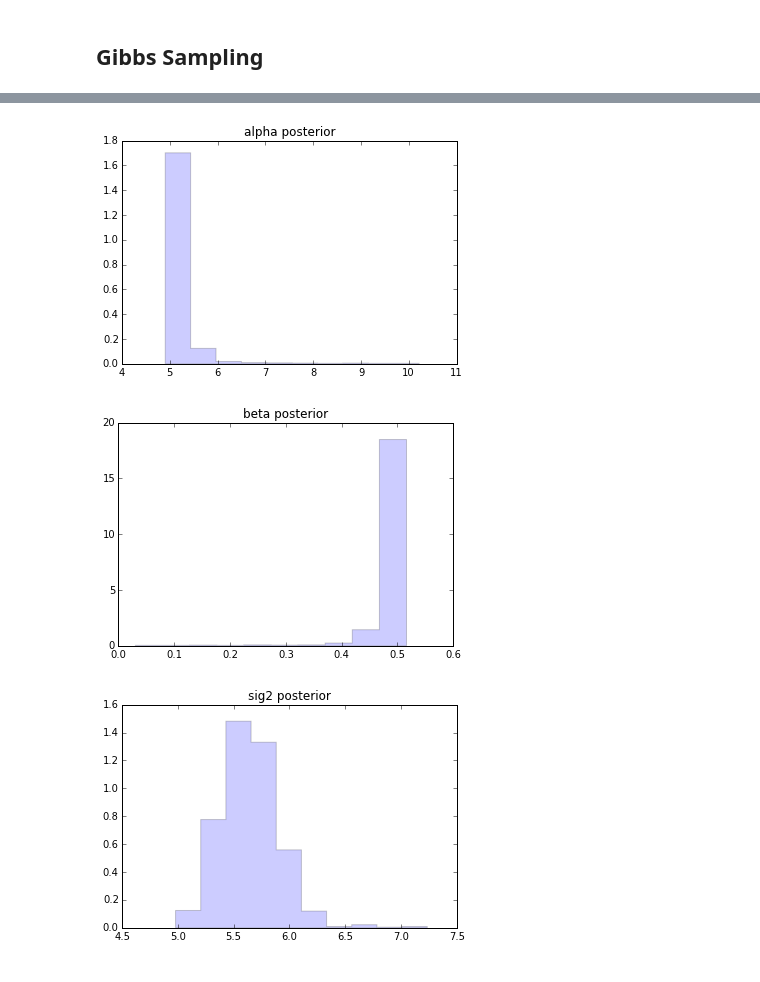
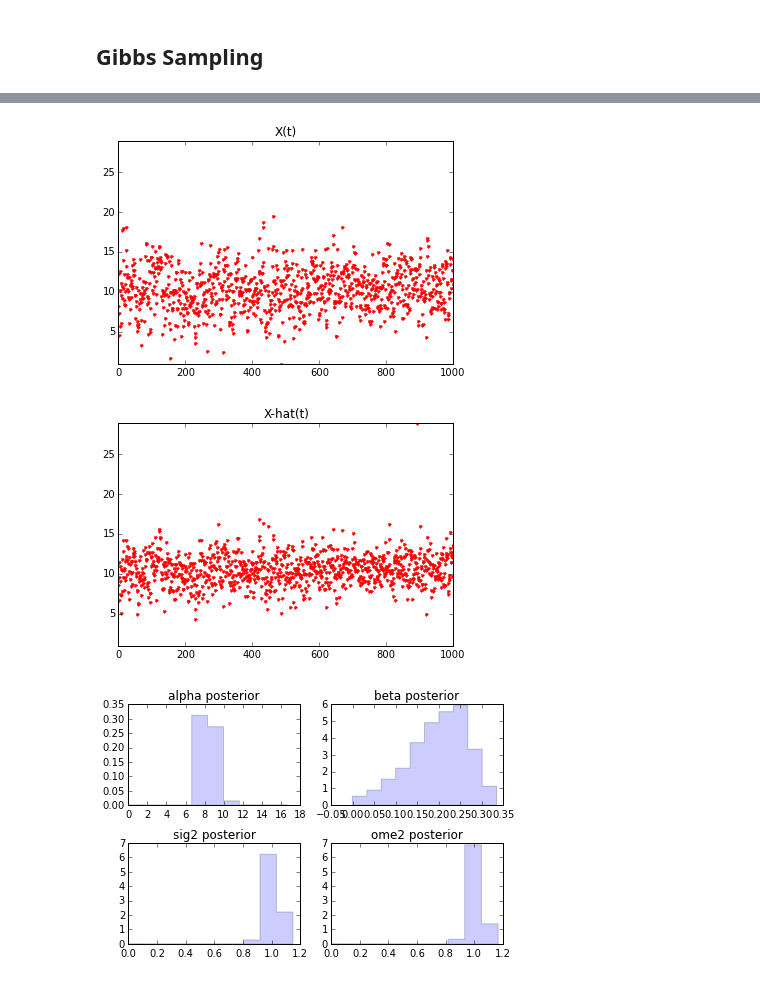
Before and after one commit to mobeets/AR-1-gibbs, a Jupyter notebook: AR-1 + noise.ipynb, the cells around one changed output, grey strips where cells are left out. Cells and saved outputs as stored; diff of their text form; code cells hidden in the pictures.

```diff
--- a/AR-1 + noise.ipynb
+++ b/AR-1 + noise.ipynb
@@ -13,10 +12,10 @@ class Params:
 # %%
 D = Params()
 D.n = 1000
-D.alpha = 5.0
+D.alpha = 10.0
 D.beta = 0.5
 
-D.Vv = 4.0
+D.Vv = 2.0
 D.Wv = 6.0
 
 D.V = np.random.normal(0, np.sqrt(D.Vv), D.n)
@@ -112,8 +112,8 @@ T.cond.b = lambda (a, b, s, t, X, Y): T.prior.p1*T.prior.p2 + sum((Y-X)**2)
 # %%
 A.cond.rv = lambda theta: norm(loc=A.cond.m(theta), scale=np.sqrt(A.cond.var(theta)))
 B.cond.rv = lambda theta: norm(loc=B.cond.m(theta), scale=np.sqrt(B.cond.var(theta)))
-S.cond.rv = lambda theta: invgamma(S.cond.a(theta)/2, loc=0, scale=S.cond.b(theta)/2)
-T.cond.rv = lambda theta: invgamma(T.cond.a(theta)/2, loc=0, scale=T.cond.b(theta)/2)
+S.cond.rv = lambda theta: invgamma(S.cond.p1(theta)/2, loc=0, scale=S.cond.p1(theta)/2)
+T.cond.rv = lambda theta: invgamma(T.cond.p1(theta)/2, loc=0, scale=T.cond.p1(theta)/2)
 
 def draw_theta((aCur, bCur, sCur, tCur), X, Y):
     aCur = A.cond.rv((aCur, bCur, sCur, tCur, X, Y)).rvs(size=1)
@@ -124,12 +124,16 @@ def draw_theta((aCur, bCur, sCur, tCur), X, Y):
 # %% [markdown]
 ## Filter Forward Backwards Sampling (FFBS)
 # %%
-def inner_backward((a,b,s,t), Xt1, Yt1, mt, Ct, rt):
+def inner_backward((a,b,s,t), Xt1, Yt1, mt, Ct, rt1):
     """
     n.b. read Xt1 as "X_{t+1}"
     """
-    ht = mt + (b* Ct * (Xt1 - rt))/Yt1
+    ht = mt + (b * Ct)/(Yt1*(Xt1 - rt1))
+    # ht = mt + (b * Ct * (Xt1 - rt1))/Yt1
     Ht = Ct - (b**2)*(Ct**2)/Yt1
+    if Ht <= 0:
+        print (a,b,s,t)
+        print "Invalid Ht: {0} = {1} - {2}".format(Ht, Ct, (b**2)*(Ct**2)/Yt1)
     return norm(loc=ht, scale=np.sqrt(Ht)).rvs(size=1)
 
 def backward((a,b,s,t), XT, Y, m, C, r):
@@ -139,7 +143,7 @@ def backward((a,b,s,t), XT, Y, m, C, r):
     X = np.zeros(len(Y))
     X[-1] = XT
     for i in xrange(len(Y)-2, -1, -1):
-        X[i] = inner_backward((a,b,s,t), X[i+1], Y[i+1], m[i], C[i], r[i])
+        X[i] = inner_backward((a,b,s,t), X[i+1], Y[i+1], m[i], C[i], r[i+1])
     return X
 
 def forward((a,b,s,t), Y):
@@ -166,6 +170,8 @@ def forward((a,b,s,t), Y):
         H[i] = R[i]/F[i]
         m[i] = r[i] + H[i]*h[i]
         C[i] = R[i] - R[i]*H[i]
+    if C[-1] <= 0:
+        print "Invalid CT: {0}".format(C[-1])
     XT = norm(loc=m[-1], scale=np.sqrt(C[-1])).rvs(size=1)
     return XT, m, C, r
 
@@ -181,7 +187,10 @@ Thetas = np.zeros([niters+1, 4])
 States = np.zeros([niters+1, len(D.Y)])
 States[0] = D.Y
 for i in xrange(1, niters+1):
+    if i % 10 == 0:
+        print '{0}%'.format(int(i*100.0/(niters+1))),
     Thetas[i] = draw_theta(Thetas[i-1], States[i-1], D.Y)
     States[i] = ffbs(Thetas[i], D.Y)
 tMAP = Thetas.mean(0)
+print
 print '(alpha, beta, sig2, ome2) = {0}'.format(tMAP)
@@ -222,14 +259,33 @@ plt.show()
+# %%
+ymin = min(States[-1].min(), D.X.min())
+ymax = max(States[-1].max(), D.X.max())
+
+plt.plot(D.X, 'r.')
+plt.title('X(t)')
+plt.ylim([ymin, ymax])
+plt.show()
+
+plt.plot(States[-1], 'r.')
+plt.title('X-hat(t)')
+plt.ylim([ymin, ymax])
+plt.show()
+# %% [output]
+[figure, added]
+[figure, added]
 # %%
-plt.hist(ts[:,0], normed=True, histtype='stepfilled', alpha=0.2)
+plt.subplot(221)
+plt.hist(Thetas[:,0], normed=True, histtype='stepfilled', alpha=0.2)
 plt.title('alpha posterior')
+plt.subplot(222)
+plt.hist(Thetas[:,1], normed=True, histtype='stepfilled', alpha=0.2)
+plt.title('beta posterior')
+plt.subplot(223)
+plt.hist(Thetas[:,2], normed=True, histtype='stepfilled', alpha=0.2)
+plt.title('sig2 posterior')
+plt.subplot(224)
+plt.hist(Thetas[:,3], normed=True, histtype='stepfilled', alpha=0.2)
+plt.title('ome2 posterior')
+plt.tight_layout()
 plt.show()
-plt.hist(ts[:,1], normed=True, histtype='stepfilled', alpha=0.2)
-plt.title('beta posterior')
-plt.show()
-plt.hist(ts[:,2], normed=True, histtype='stepfilled', alpha=0.2)
-plt.title('sig2 posterior')
-plt.show()
 # %% [output]
-[figure, old version]
+[figure, new version]
-[figure, removed]
-[figure, removed]
```
Also changed, not shown: parts of 9 cells of this notebook, 2 other files.
